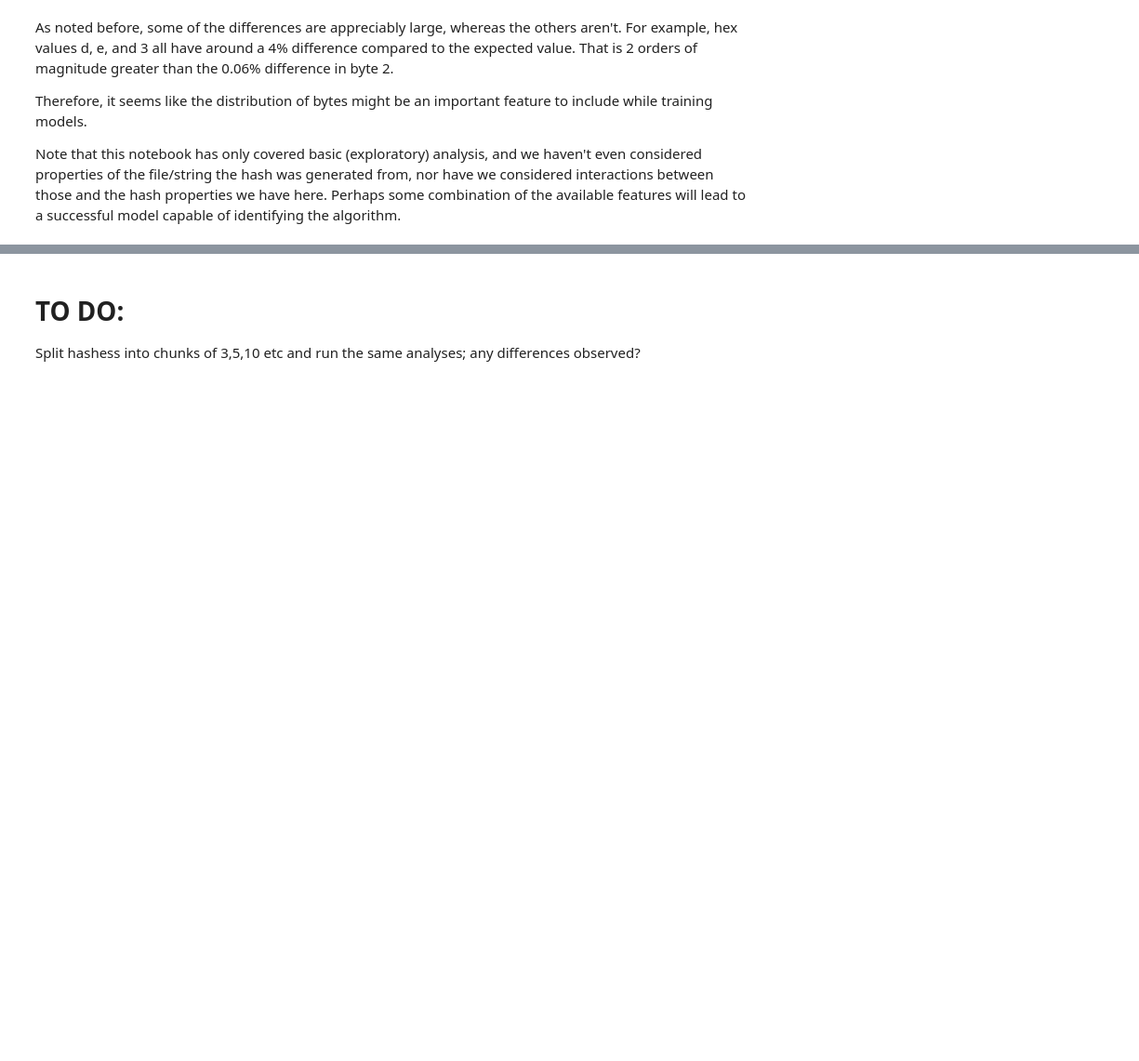
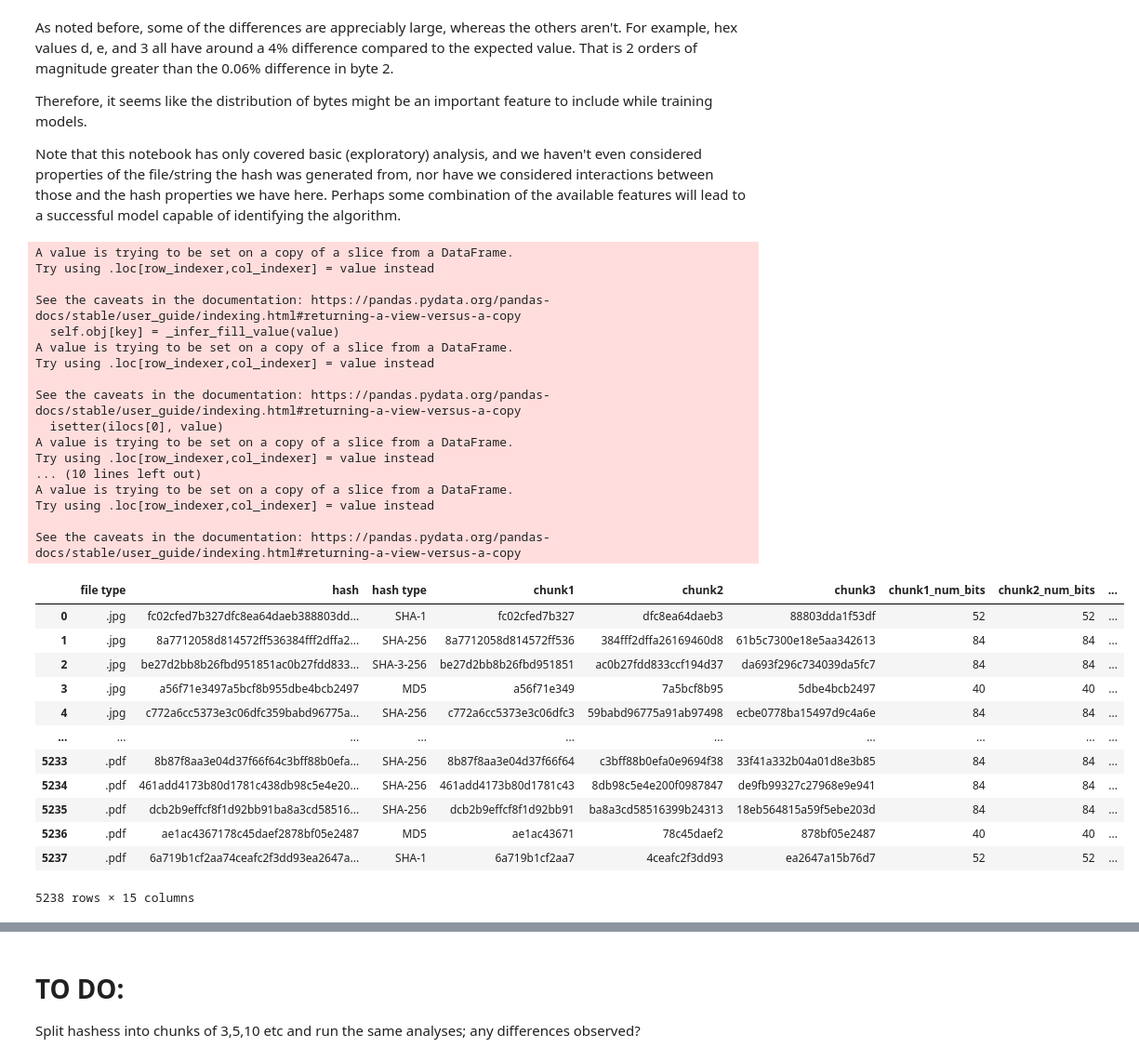
Before and after one commit to John-Blodgett/CSC466-Project, a Jupyter notebook: Exploratory_Analysis.ipynb, the cells around one changed output, grey strips where cells are left out. Shown: that part at 93% size. Saved outputs shown, nothing was run; the diff lists cells and outputs as text; code cells hidden in the pictures; blank space fills up the shorter version.

Commit message:
hash chunking and associated behavior

```diff
--- a/Exploratory_Analysis.ipynb
+++ b/Exploratory_Analysis.ipynb
@@ -217,3 +218,71 @@ As noted before, some of the differences are appreciably large, whereas the othe
 Therefore, it seems like the distribution of bytes might be an important feature to include while training models.
 
 Note that this notebook has only covered basic (exploratory) analysis, and we haven't even considered properties of the file/string the hash was generated from, nor have we considered interactions between those and the hash properties we have here. Perhaps some combination of the available features will lead to a successful model capable of identifying the algorithm.
+# %%
+df_chunk = df[['file type', 'hash', 'hash type']]
+df_chunk
+
+chunk1 = []
+chunk2 = []
+chunk3 = []
+chunk1_1_bits = []
+chunk2_1_bits = []
+chunk3_1_bits = []
+
+for i in range(len(df_chunk)):
+  curr_hash = df_chunk.loc[i,'hash']
+  chunk_len = len(curr_hash) // 3
+  chunk1.append(curr_hash[:chunk_len])
+  chunk2.append(curr_hash[chunk_len:2*chunk_len])
+  chunk3.append(curr_hash[2*chunk_len:])
+
+  chunk1_1_bits.append(bin(int(chunk1[i], 16))[2:].count('1'))
+  chunk2_1_bits.append(bin(int(chunk2[i], 16))[2:].count('1'))
+  chunk3_1_bits.append(bin(int(chunk3[i], 16))[2:].count('1'))
+
+df_chunk.loc[:, 'chunk1'] = pd.Series(chunk1)
+df_chunk.loc[:, 'chunk2'] = pd.Series(chunk2)
+df_chunk.loc[:, 'chunk3'] = pd.Series(chunk3)
+df_chunk['chunk1_num_bits'] = 4 * df_chunk['chunk1'].str.len()
+df_chunk['chunk2_num_bits'] = 4 * df_chunk['chunk2'].str.len()
+df_chunk['chunk3_num_bits'] = 4 * df_chunk['chunk3'].str.len()
+
+df_chunk.loc[:, 'chunk1_1_bits'] = pd.Series(chunk1_1_bits)
+df_chunk.loc[:, 'chunk2_1_bits'] = pd.Series(chunk2_1_bits)
+df_chunk.loc[:, 'chunk3_1_bits'] = pd.Series(chunk3_1_bits)
+df_chunk['chunk1_0_bits'] = df_chunk['chunk1_num_bits'] - df_chunk['chunk1_1_bits']
+df_chunk['chunk2_0_bits'] = df_chunk['chunk2_num_bits'] - df_chunk['chunk2_1_bits']
+df_chunk['chunk3_0_bits'] = df_chunk['chunk3_num_bits'] - df_chunk['chunk3_1_bits']
+
+df_chunk
+# %% [output]
+A value is trying to be set on a copy of a slice from a DataFrame.
+Try using .loc[row_indexer,col_indexer] = value instead
+
+See the caveats in the documentation: https://pandas.pydata.org/pandas-docs/stable/user_guide/indexing.html#returning-a-view-versus-a-copy
+  self.obj[key] = _infer_fill_value(value)
+A value is trying to be set on a copy of a slice from a DataFrame.
+Try using .loc[row_indexer,col_indexer] = value instead
+
+See the caveats in the documentation: https://pandas.pydata.org/pandas-docs/stable/user_guide/indexing.html#returning-a-view-versus-a-copy
+  isetter(ilocs[0], value)
+A value is trying to be set on a copy of a slice from a DataFrame.
+Try using .loc[row_indexer,col_indexer] = value instead
+... (10 lines left out)
+A value is trying to be set on a copy of a slice from a DataFrame.
+Try using .loc[row_indexer,col_indexer] = value instead
+
+See the caveats in the documentation: https://pandas.pydata.org/pandas-docs/stable/user_guide/indexing.html#returning-a-view-versus-a-copy
+|  | file type | hash | hash type | chunk1 | chunk2 | chunk3 | chunk1_num_bits | chunk2_num_bits | ... |
+| 0 | .jpg | fc02cfed7b327dfc8ea64daeb388803dd... | SHA-1 | fc02cfed7b327 | dfc8ea64daeb3 | 88803dda1f53df | 52 | 52 | ... |
+| 1 | .jpg | 8a7712058d814572ff536384fff2dffa2... | SHA-256 | 8a7712058d814572ff536 | 384fff2dffa26169460d8 | 61b5c7300e18e5aa342613 | 84 | 84 | ... |
+| 2 | .jpg | be27d2bb8b26fbd951851ac0b27fdd833... | SHA-3-256 | be27d2bb8b26fbd951851 | ac0b27fdd833ccf194d37 | da693f296c734039da5fc7 | 84 | 84 | ... |
+| 3 | .jpg | a56f71e3497a5bcf8b955dbe4bcb2497 | MD5 | a56f71e349 | 7a5bcf8b95 | 5dbe4bcb2497 | 40 | 40 | ... |
+| 4 | .jpg | c772a6cc5373e3c06dfc359babd96775a... | SHA-256 | c772a6cc5373e3c06dfc3 | 59babd96775a91ab97498 | ecbe0778ba15497d9c4a6e | 84 | 84 | ... |
+| ... | ... | ... | ... | ... | ... | ... | ... | ... | ... |
+| 5233 | .pdf | 8b87f8aa3e04d37f66f64c3bff88b0efa... | SHA-256 | 8b87f8aa3e04d37f66f64 | c3bff88b0efa0e9694f38 | 33f41a332b04a01d8e3b85 | 84 | 84 | ... |
+| 5234 | .pdf | 461add4173b80d1781c438db98c5e4e20... | SHA-256 | 461add4173b80d1781c43 | 8db98c5e4e200f0987847 | de9fb99327c27968e9e941 | 84 | 84 | ... |
+| 5235 | .pdf | dcb2b9effcf8f1d92bb91ba8a3cd58516... | SHA-256 | dcb2b9effcf8f1d92bb91 | ba8a3cd58516399b24313 | 18eb564815a59f5ebe203d | 84 | 84 | ... |
+| 5236 | .pdf | ae1ac4367178c45daef2878bf05e2487 | MD5 | ae1ac43671 | 78c45daef2 | 878bf05e2487 | 40 | 40 | ... |
+| 5237 | .pdf | 6a719b1cf2aa74ceafc2f3dd93ea2647a... | SHA-1 | 6a719b1cf2aa7 | 4ceafc2f3dd93 | ea2647a15b76d7 | 52 | 52 | ... |
+5238 rows × 15 columns
```
Also changed, not shown: parts of 5 cells of this notebook.
